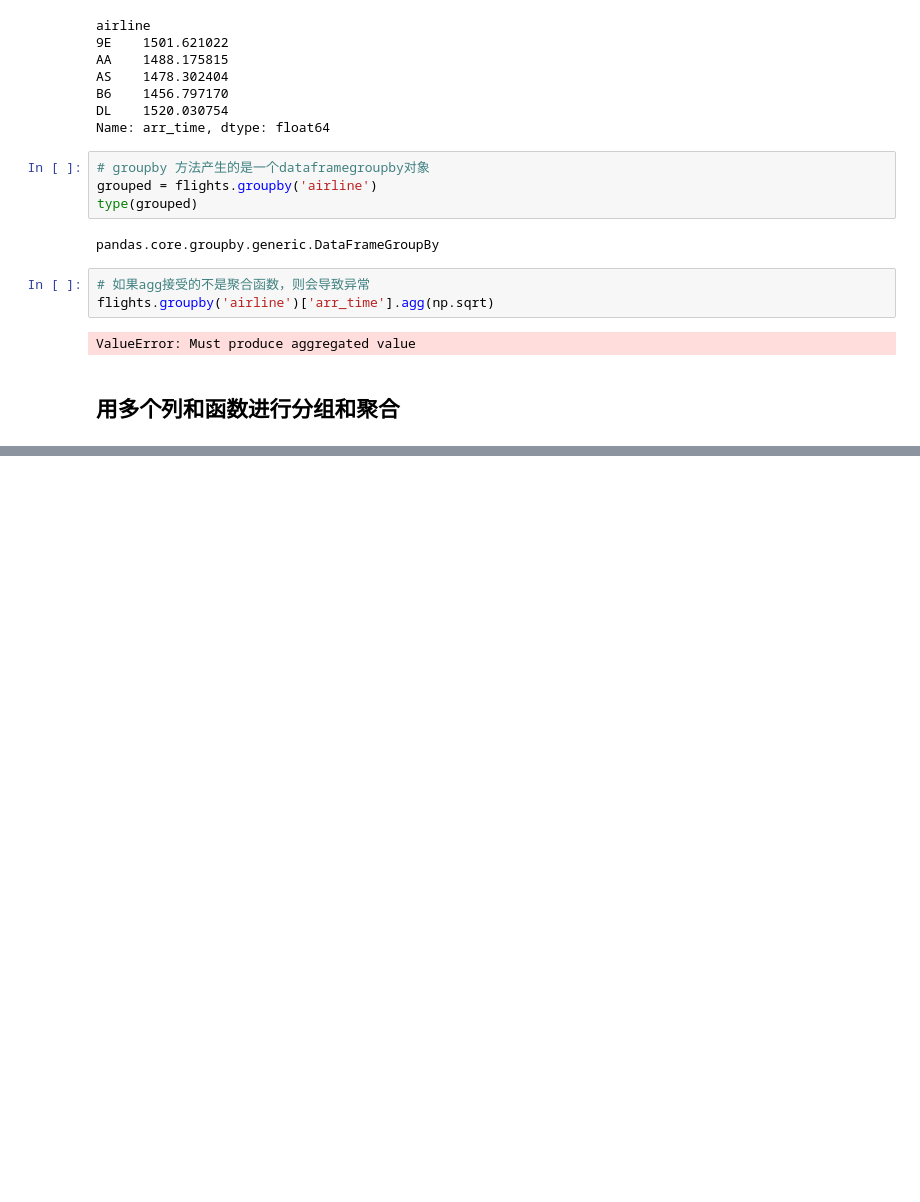
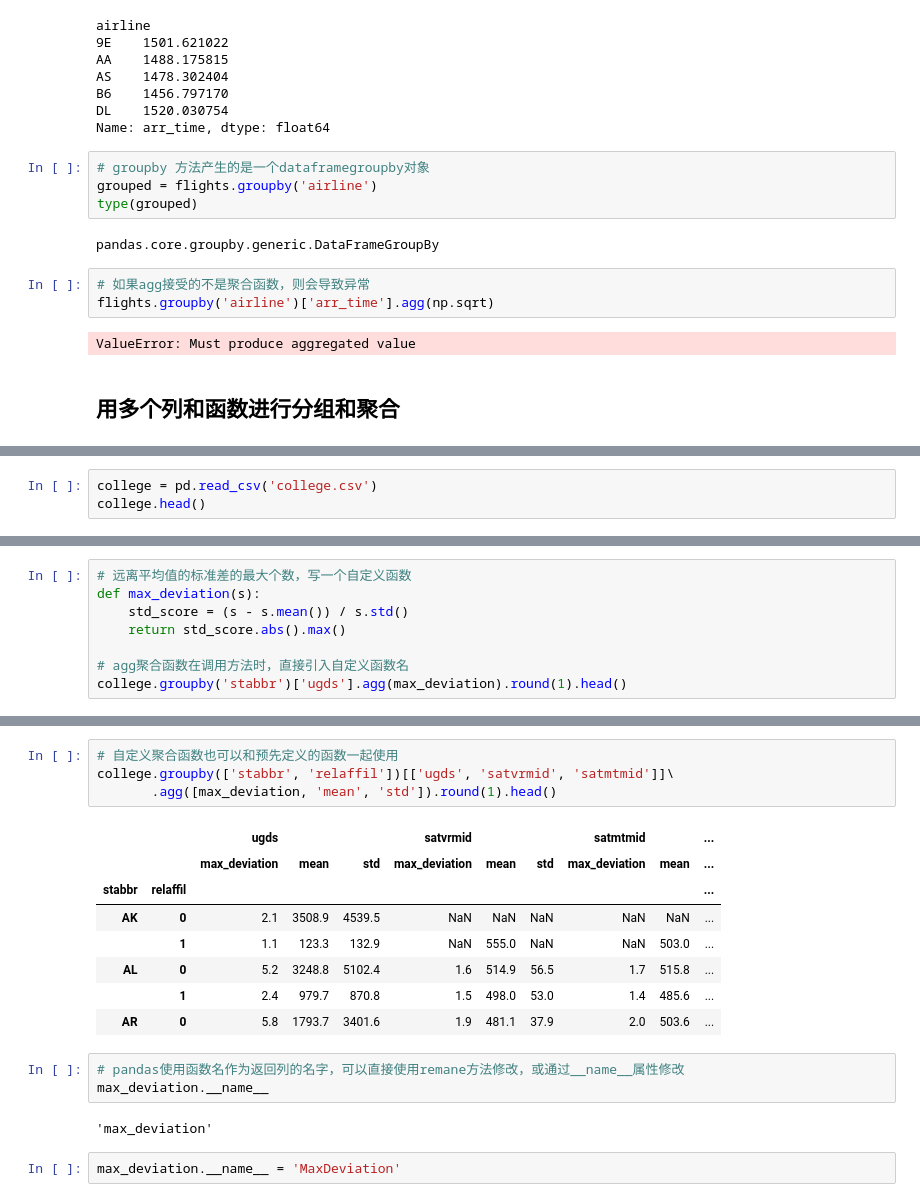
Before and after one commit to 99night66/pandas_study, a Jupyter notebook: 7_分组聚合过滤转换.ipynb, the cells around one changed output, grey strips where cells are left out. Saved outputs shown, nothing was run; the diff lists cells and outputs as text; blank space fills up the shorter version.

```diff
--- a/7_分组聚合过滤转换.ipynb
+++ b/7_分组聚合过滤转换.ipynb
@@ -106,0 +239,3 @@ Name: cancelled, dtype: int64
+# %%
+college = pd.read_csv('college.csv')
+college.head()
@@ -106,0 +260,8 @@ Name: cancelled, dtype: int64
+# %%
+# 远离平均值的标准差的最大个数，写一个自定义函数
+def max_deviation(s):
+    std_score = (s - s.mean()) / s.std()
+    return std_score.abs().max()
+
+# agg聚合函数在调用方法时，直接引入自定义函数名
+college.groupby('stabbr')['ugds'].agg(max_deviation).round(1).head()
@@ -106,0 +287,20 @@ Name: cancelled, dtype: int64
+# %%
+# 自定义聚合函数也可以和预先定义的函数一起使用
+college.groupby(['stabbr', 'relaffil'])[['ugds', 'satvrmid', 'satmtmid']]\
+       .agg([max_deviation, 'mean', 'std']).round(1).head()
+# %% [output]
+|  |  | ugds |  |  | satvrmid |  |  | satmtmid |  | ... |
+|  |  | max_deviation | mean | std | max_deviation | mean | std | max_deviation | mean | ... |
+| stabbr | relaffil |  |  |  |  |  |  |  |  | ... |
+| AK | 0 | 2.1 | 3508.9 | 4539.5 | NaN | NaN | NaN | NaN | NaN | ... |
+|  | 1 | 1.1 | 123.3 | 132.9 | NaN | 555.0 | NaN | NaN | 503.0 | ... |
+| AL | 0 | 5.2 | 3248.8 | 5102.4 | 1.6 | 514.9 | 56.5 | 1.7 | 515.8 | ... |
+|  | 1 | 2.4 | 979.7 | 870.8 | 1.5 | 498.0 | 53.0 | 1.4 | 485.6 | ... |
+| AR | 0 | 5.8 | 1793.7 | 3401.6 | 1.9 | 481.1 | 37.9 | 2.0 | 503.6 | ... |
+# %%
+# pandas使用函数名作为返回列的名字，可以直接使用remane方法修改，或通过__name__属性修改
+max_deviation.__name__
+# %% [output]
+'max_deviation'
+# %%
+max_deviation.__name__ = 'MaxDeviation'
```
Also changed, not shown: parts of 28 cells of this notebook.
